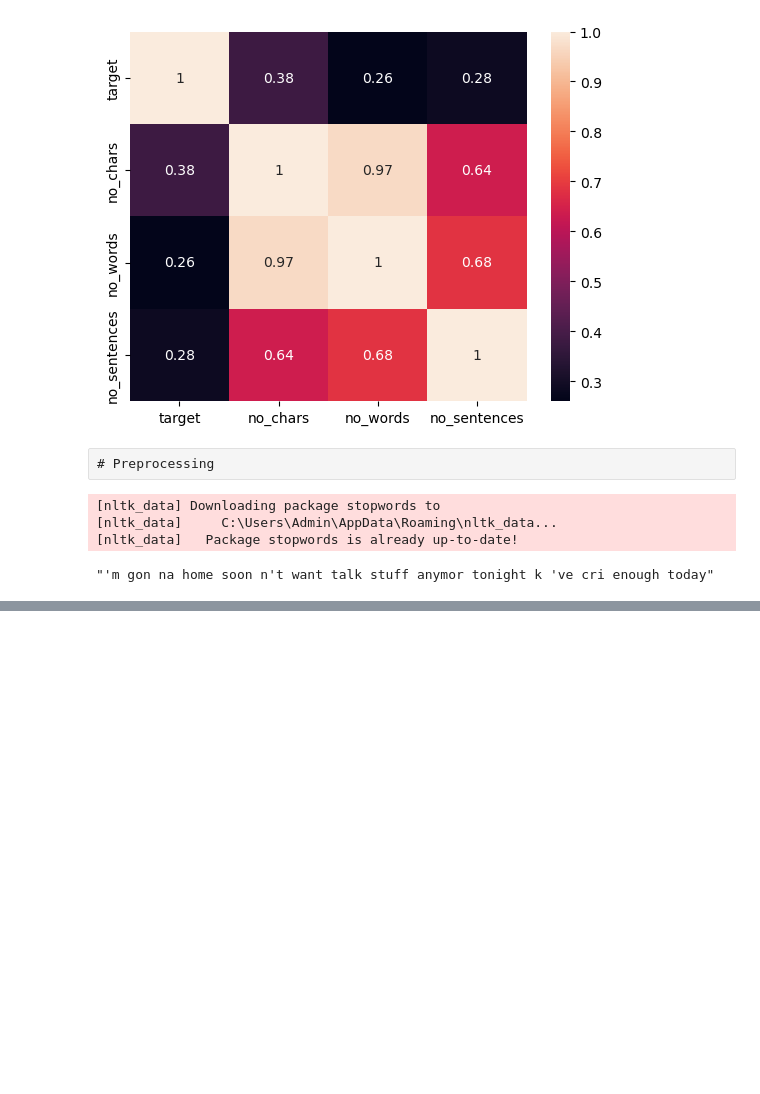
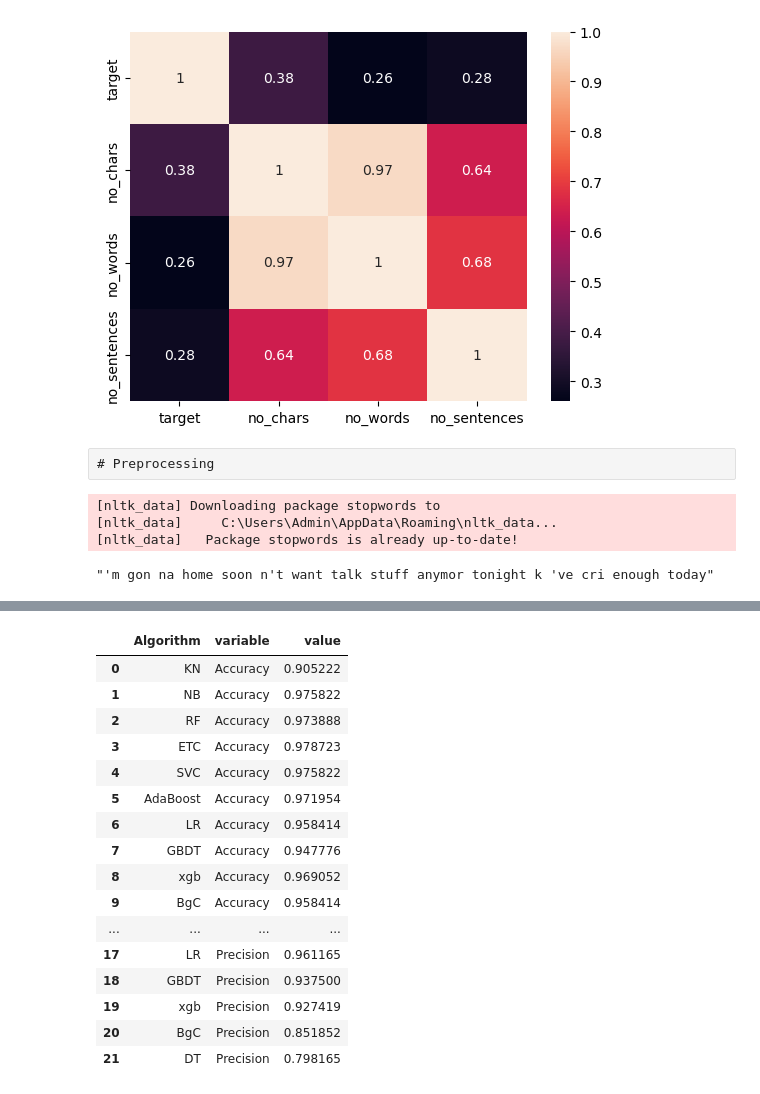
Before and after one commit to bhatt-j/Spam-Detector, a Jupyter notebook: spam detection.ipynb, the cells around one changed output, grey strips where cells are left out. Drawn from its saved outputs; the diff is of its cells as text; code cells hidden in the pictures; blank space fills up the shorter version.

```diff
--- a/spam detection.ipynb
+++ b/spam detection.ipynb
@@ -268,0 +336,6 @@ plt.show()
+# %%
+bnb.fit(X_train,y_train)
+y_pred3 = bnb.predict(X_test)
+print(accuracy_score(y_test, y_pred3))
+print(confusion_matrix(y_test, y_pred3))
+print(precision_score(y_test, y_pred3)) #better
@@ -268,0 +418,21 @@ plt.show()
+# %%
+performance_df1 = pd.melt(performance_df, id_vars = "Algorithm")
+performance_df1
+# %% [output]
+|  | Algorithm | variable | value |
+| 0 | KN | Accuracy | 0.905222 |
+| 1 | NB | Accuracy | 0.975822 |
+| 2 | RF | Accuracy | 0.973888 |
+| 3 | ETC | Accuracy | 0.978723 |
+| 4 | SVC | Accuracy | 0.975822 |
+| 5 | AdaBoost | Accuracy | 0.971954 |
+| 6 | LR | Accuracy | 0.958414 |
+| 7 | GBDT | Accuracy | 0.947776 |
+| 8 | xgb | Accuracy | 0.969052 |
+| 9 | BgC | Accuracy | 0.958414 |
+| ... | ... | ... | ... |
+| 17 | LR | Precision | 0.961165 |
+| 18 | GBDT | Precision | 0.937500 |
+| 19 | xgb | Precision | 0.927419 |
+| 20 | BgC | Precision | 0.851852 |
+| 21 | DT | Precision | 0.798165 |
```
Also changed, not shown: parts of 36 cells of this notebook.
